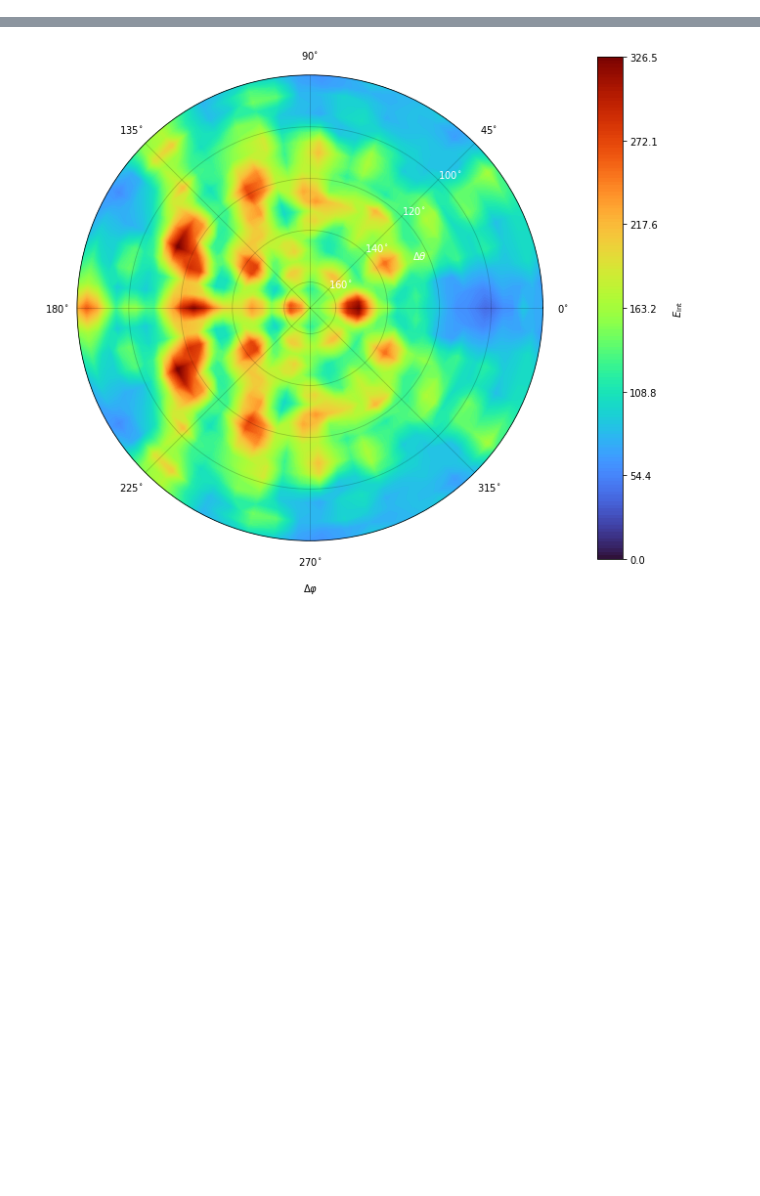
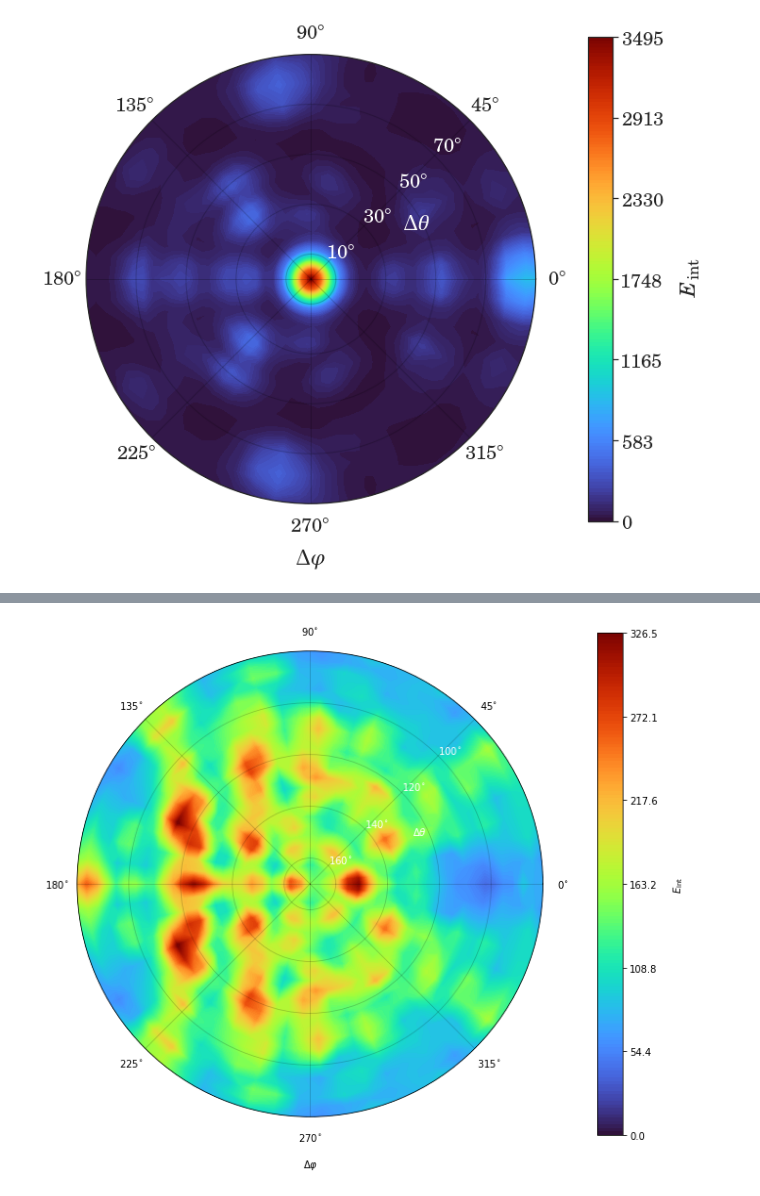
Before and after one commit to Misery7100-Magistracy/Angular-dispersion-boost, a Jupyter notebook: computations/mstm3d.ipynb, the cells around one changed output, grey strips where cells are left out. Saved outputs shown, nothing was run; the diff lists cells and outputs as text; code cells hidden in the pictures; blank space fills up the shorter version.

```diff
--- a/computations/mstm3d.ipynb
+++ b/computations/mstm3d.ipynb
@@ -9,6 +9,36 @@ import scipy
 normal_distr = scipy.stats.norm(loc=83, scale=11)
 
 get_rel_amp = lambda x: normal_distr.pdf(x) / normal_distr.pdf(83)
+# %%
+# solo file
+
+root = './matlab/output/experiment'
+
+dphi = np.linspace(0, 180, 30)
+dtheta0_90 = np.linspace(0, 90, 25)
+dtheta90_180 = np.linspace(90, 180, 25)
+
+eint0_90_global = np.zeros(shape=(dtheta0_90.size, dphi.size))
+eint90_180_global = np.zeros(shape=(dtheta90_180.size, dphi.size))
+
+files = list(filter(lambda x: x.endswith('.mat'), os.listdir(root)))
+#files = filter(lambda x: re.search('15deg', x), files)
+
+fname = files[0]
+
+wavelength = float(re.search(r'[\d\.]+(?=wav)', fname).group())
+
+eint0_90 = msevn.mstm_est.e_int(
+        matpath=os.path.join(root, fname),
+        dphi=dphi,
+        dtheta=dtheta0_90,
+        thickness=msevn.mstm_est.thickness(15, 166, 20)
+    )
+# %%
+fig = msevn.mstm_polar_plot.e_int(eint0_90, kind='t', dtheta=dtheta0_90, dphi=dphi)
+#fig.savefig(f'../tex/components/img/celes/e_int_wavepacket8..12_rad_20nm_20deg.pdf', bbox_inches='tight')
+# %% [output]
+[figure, added]
 # %%
 import re
 
```
Also changed, not shown: parts of 7 cells of this notebook, 17 other files.
